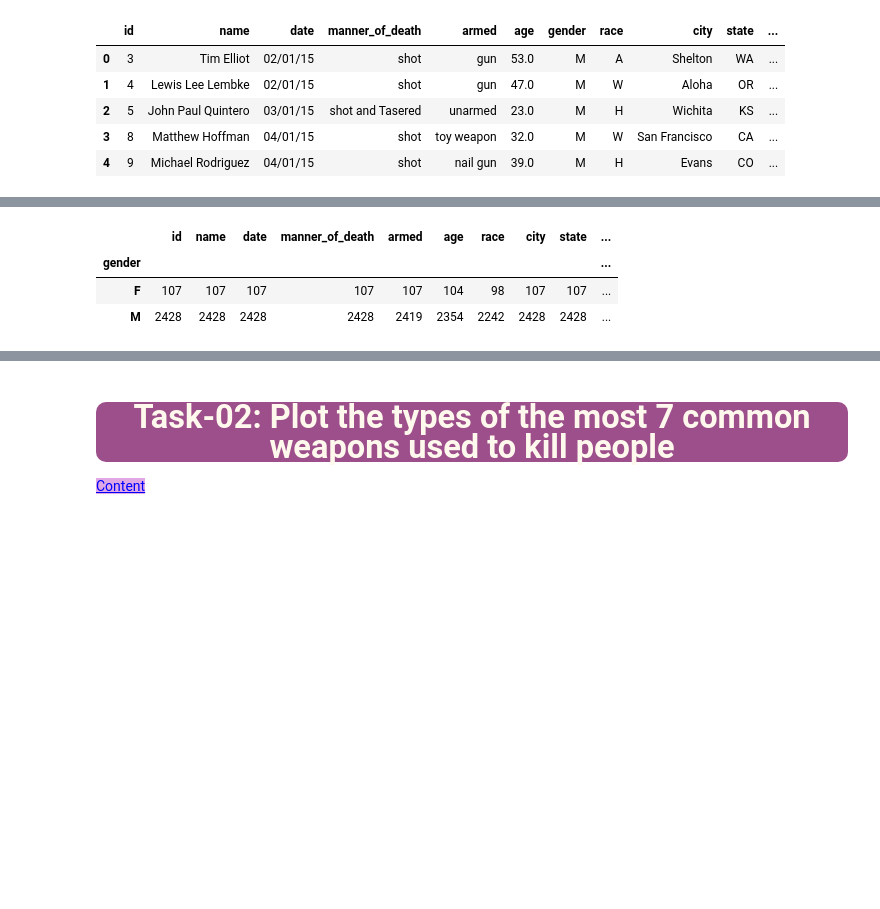
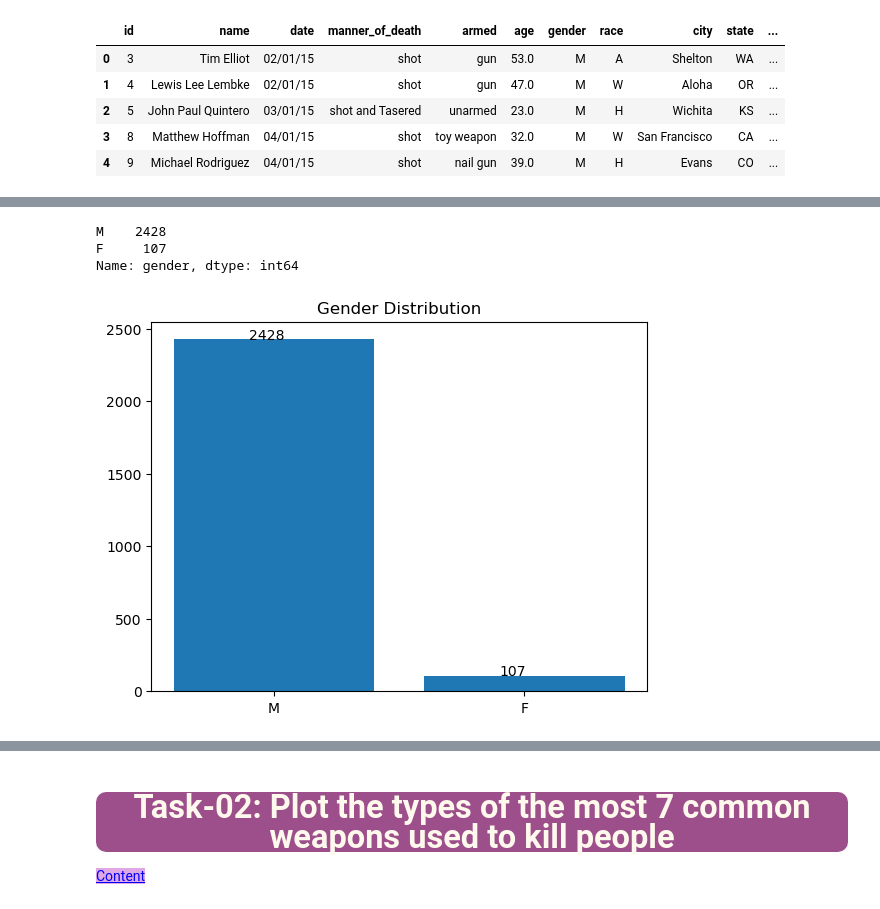
Before and after one commit to SongJiyeonPaek/CW_Assignments, a Jupyter notebook: DVwPy_Assignment_01(Matplotlib-PoliceKillings-US))/Assignment-1 (PoliceKillingUS-Matplotlib)-Student.ipynb, the cells around one changed output, grey strips where cells are left out. Cells and saved outputs as stored; diff of their text form; code cells hidden in the pictures; blank space fills up the shorter version.

```diff
--- a/DVwPy_Assignment_01(Matplotlib-PoliceKillings-US))/Assignment-1 (PoliceKillingUS-Matplotlib)-Student.ipynb
+++ b/DVwPy_Assignment_01(Matplotlib-PoliceKillings-US))/Assignment-1 (PoliceKillingUS-Matplotlib)-Student.ipynb
@@ -175,13 +175,22 @@ Desired Output:
 # With Matplolib
 
 # YOUR CODE IS HERE
-gender_distribution = kill.groupby("gender").count()
+gender_distribution = kill["gender"].value_counts()
 gender_distribution
 # %% [output]
-|  | id | name | date | manner_of_death | armed | age | race | city | state | ... |
-| gender |  |  |  |  |  |  |  |  |  | ... |
-| F | 107 | 107 | 107 | 107 | 107 | 104 | 98 | 107 | 107 | ... |
-| M | 2428 | 2428 | 2428 | 2428 | 2419 | 2354 | 2242 | 2428 | 2428 | ... |
+M    2428
+F     107
+Name: gender, dtype: int64
+# %%
+fig, ax = plt.subplots()
+
+gender_plot = ax.bar(gender_distribution.index, gender_distribution.values)
+plt.title("Gender Distribution")
+
+for i in ax.patches:
+    ax.annotate(i.get_height(), (i.get_x()+0.3, i.get_height()))
+# %% [output]
+[figure, added]
 # %% [markdown]
 Desired Output:
 
```
Also changed, not shown: parts of 1 cell of this notebook.
